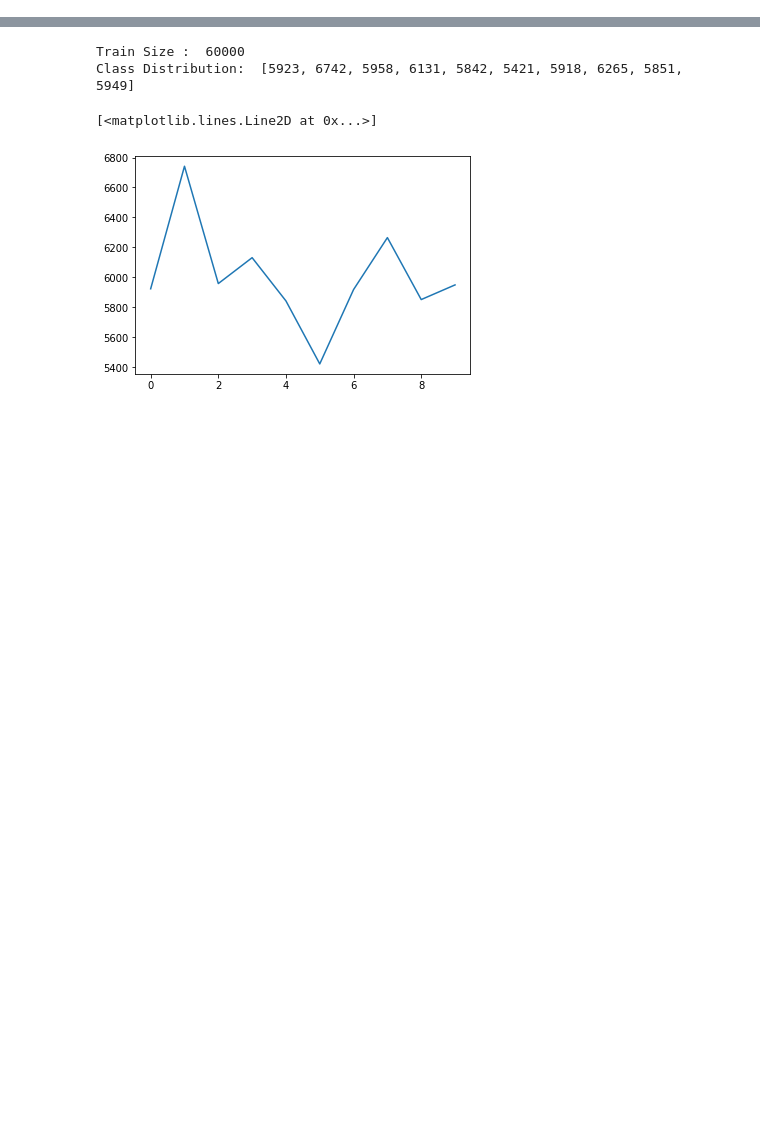
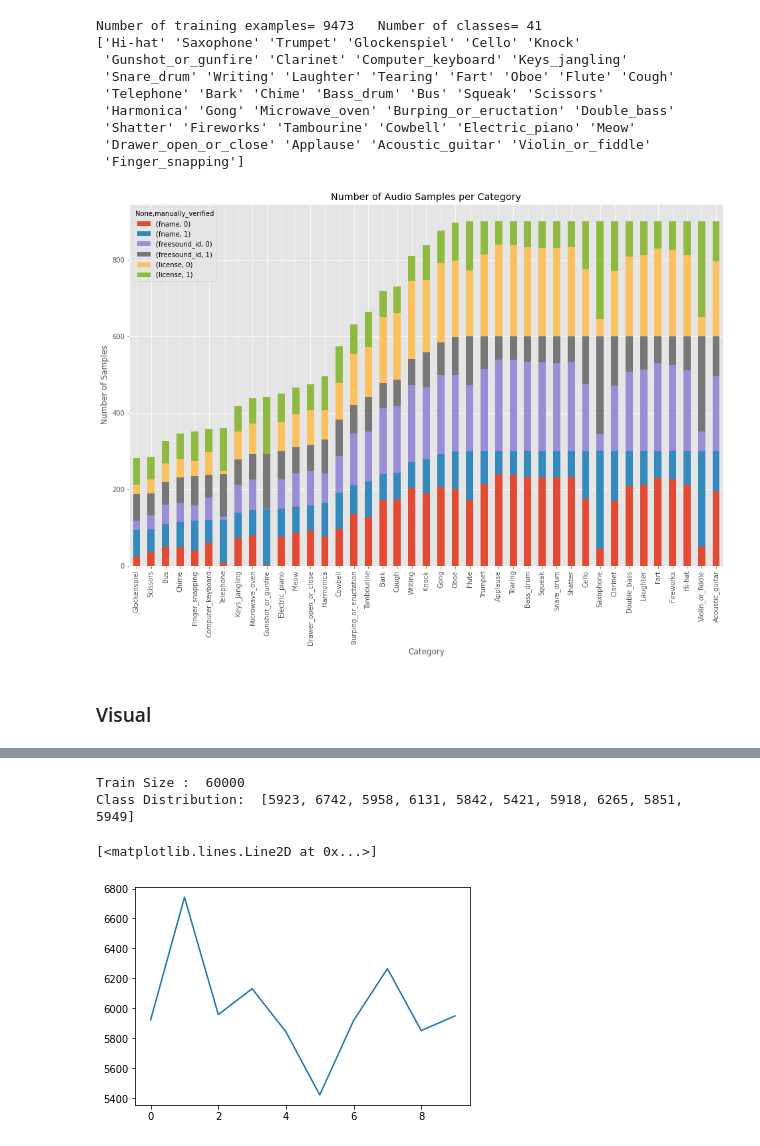
Before and after one commit to anudit/303-AI, a Jupyter notebook: Lab1/Lab1.ipynb, the cells around one changed output, grey strips where cells are left out. Saved outputs shown, nothing was run; the diff lists cells and outputs as text; code cells hidden in the pictures; blank space fills up the shorter version.

```diff
--- a/Lab1/Lab1.ipynb
+++ b/Lab1/Lab1.ipynb
@@ -2,0 +26,19 @@
+# %%
+import numpy as np
+np.random.seed(1001)
+
+import os
+import shutil
+
+import IPython
+import matplotlib
+import matplotlib.pyplot as plt
+import pandas as pd
+import seaborn as sns
+from tqdm import tqdm_notebook
+# from sklearn.cross_validation import StratifiedKFold
+
+%matplotlib inline
+matplotlib.style.use('ggplot')
+train = pd.read_csv("/content/FSDKaggle2018.meta/train_post_competition.csv")
+test = pd.read_csv("/content/FSDKaggle2018.meta/test_post_competition_scoring_clips.csv")
@@ -3,3 +54,26 @@
+# %%
+print("Number of training examples=", train.shape[0], "  Number of classes=", len(train.label.unique()))
+print(train.label.unique())
+
+# Distribution of Categories
+category_group = train.groupby(['label', 'manually_verified']).count()
+plot = category_group.unstack().reindex(category_group.unstack().sum(axis=1).sort_values().index)\
+          .plot(kind='bar', stacked=True, title="Number of Audio Samples per Category", figsize=(16,10))
+plot.set_xlabel("Category")
+plot.set_ylabel("Number of Samples");
+# %% [output]
+Number of training examples= 9473   Number of classes= 41
+['Hi-hat' 'Saxophone' 'Trumpet' 'Glockenspiel' 'Cello' 'Knock'
+ 'Gunshot_or_gunfire' 'Clarinet' 'Computer_keyboard' 'Keys_jangling'
+ 'Snare_drum' 'Writing' 'Laughter' 'Tearing' 'Fart' 'Oboe' 'Flute' 'Cough'
+ 'Telephone' 'Bark' 'Chime' 'Bass_drum' 'Bus' 'Squeak' 'Scissors'
+ 'Harmonica' 'Gong' 'Microwave_oven' 'Burping_or_eructation' 'Double_bass'
+ 'Shatter' 'Fireworks' 'Tambourine' 'Cowbell' 'Electric_piano' 'Meow'
+ 'Drawer_open_or_close' 'Applause' 'Acoustic_guitar' 'Violin_or_fiddle'
+ 'Finger_snapping']
+[figure, added]
+# %% [markdown]
+### Visual
 # %%
 from __future__ import print_function
 import random
```
Also changed, not shown: parts of 17 cells of this notebook, 1 other file.
